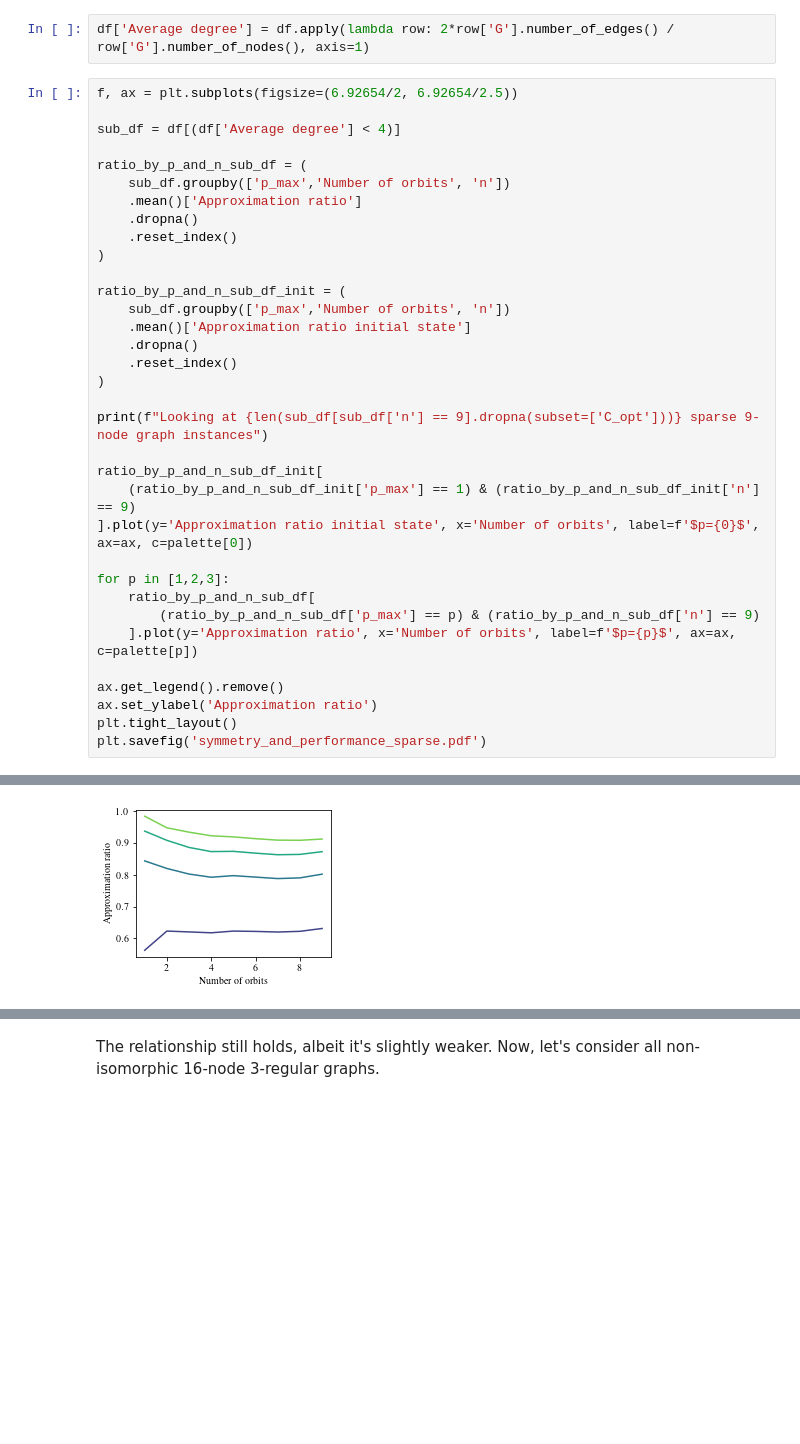
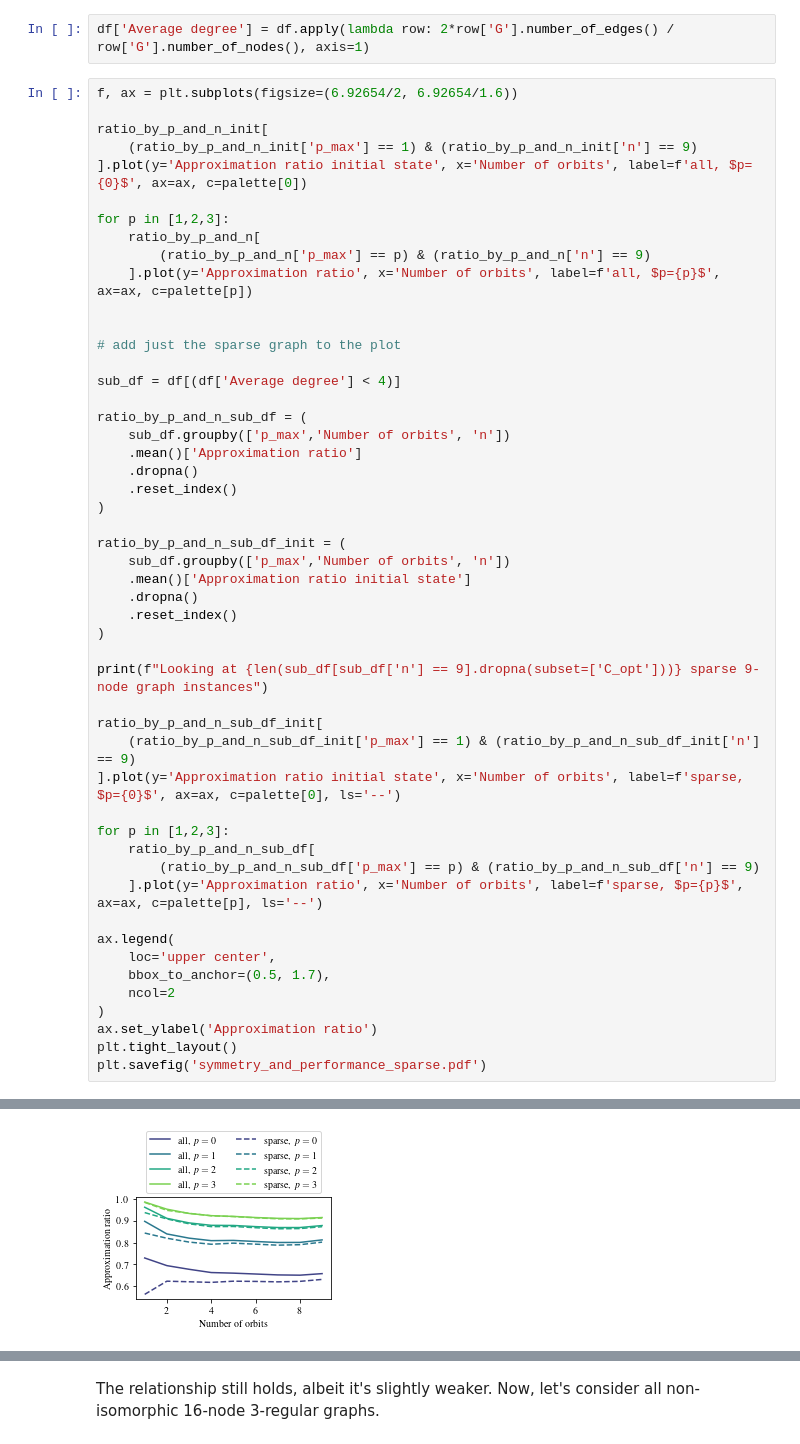
Before and after one commit to QAOAKit/QAOAKit, a Jupyter notebook: examples/QAOA_symmetry_and_performance.ipynb, the cells around one changed output, grey strips where cells are left out. Drawn from its saved outputs; the diff is of its cells as text; blank space fills up the shorter version.

Commit message:
improved symmetry and performance figure, renamed to remove spaces

```diff
--- a/examples/QAOA symmetry and performance.ipynb
+++ b/examples/QAOA_symmetry_and_performance.ipynb
@@ -115,39 +128,55 @@ It looks like the most symmetric graphs are the easiest for QAOA! What if we con
 # %%
 df['Average degree'] = df.apply(lambda row: 2*row['G'].number_of_edges() / row['G'].number_of_nodes(), axis=1)
 # %%
-f, ax = plt.subplots(figsize=(6.92654/2, 6.92654/2.5))
+f, ax = plt.subplots(figsize=(6.92654/2, 6.92654/1.6))
+
+ratio_by_p_and_n_init[
+    (ratio_by_p_and_n_init['p_max'] == 1) & (ratio_by_p_and_n_init['n'] == 9)
+].plot(y='Approximation ratio initial state', x='Number of orbits', label=f'all, $p={0}$', ax=ax, c=palette[0])
+
+for p in [1,2,3]:
+    ratio_by_p_and_n[
+        (ratio_by_p_and_n['p_max'] == p) & (ratio_by_p_and_n['n'] == 9)
+    ].plot(y='Approximation ratio', x='Number of orbits', label=f'all, $p={p}$', ax=ax, c=palette[p])
+
+
+# add just the sparse graph to the plot
 
 sub_df = df[(df['Average degree'] < 4)]
 
 ratio_by_p_and_n_sub_df = (
     sub_df.groupby(['p_max','Number of orbits', 'n'])
     .mean()['Approximation ratio']
     .dropna()
     .reset_index()
 )
 
 ratio_by_p_and_n_sub_df_init = (
     sub_df.groupby(['p_max','Number of orbits', 'n'])
     .mean()['Approximation ratio initial state']
     .dropna()
     .reset_index()
 )
 
 print(f"Looking at {len(sub_df[sub_df['n'] == 9].dropna(subset=['C_opt']))} sparse 9-node graph instances")
 
 ratio_by_p_and_n_sub_df_init[
     (ratio_by_p_and_n_sub_df_init['p_max'] == 1) & (ratio_by_p_and_n_sub_df_init['n'] == 9)
-].plot(y='Approximation ratio initial state', x='Number of orbits', label=f'$p={0}$', ax=ax, c=palette[0])
+].plot(y='Approximation ratio initial state', x='Number of orbits', label=f'sparse, $p={0}$', ax=ax, c=palette[0], ls='--')
 
 for p in [1,2,3]:
     ratio_by_p_and_n_sub_df[
         (ratio_by_p_and_n_sub_df['p_max'] == p) & (ratio_by_p_and_n_sub_df['n'] == 9)
-    ].plot(y='Approximation ratio', x='Number of orbits', label=f'$p={p}$', ax=ax, c=palette[p])
+    ].plot(y='Approximation ratio', x='Number of orbits', label=f'sparse, $p={p}$', ax=ax, c=palette[p], ls='--')
 
-ax.get_legend().remove()
+ax.legend(
+    loc='upper center',
+    bbox_to_anchor=(0.5, 1.7),
+    ncol=2
+)
 ax.set_ylabel('Approximation ratio')
 plt.tight_layout()
 plt.savefig('symmetry_and_performance_sparse.pdf')
 # %% [output]
 Looking at 324741 sparse 9-node graph instances
-[figure, old version]
+[figure, new version]
```
Also changed, not shown: parts of 4 cells of this notebook.
